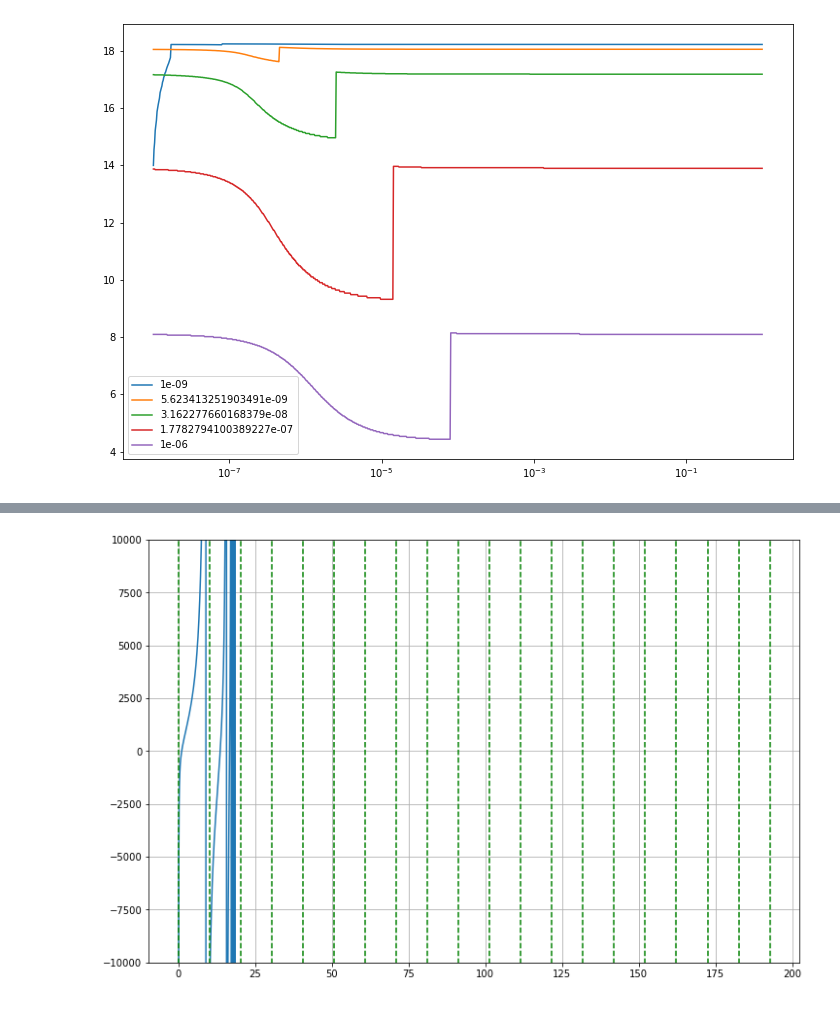
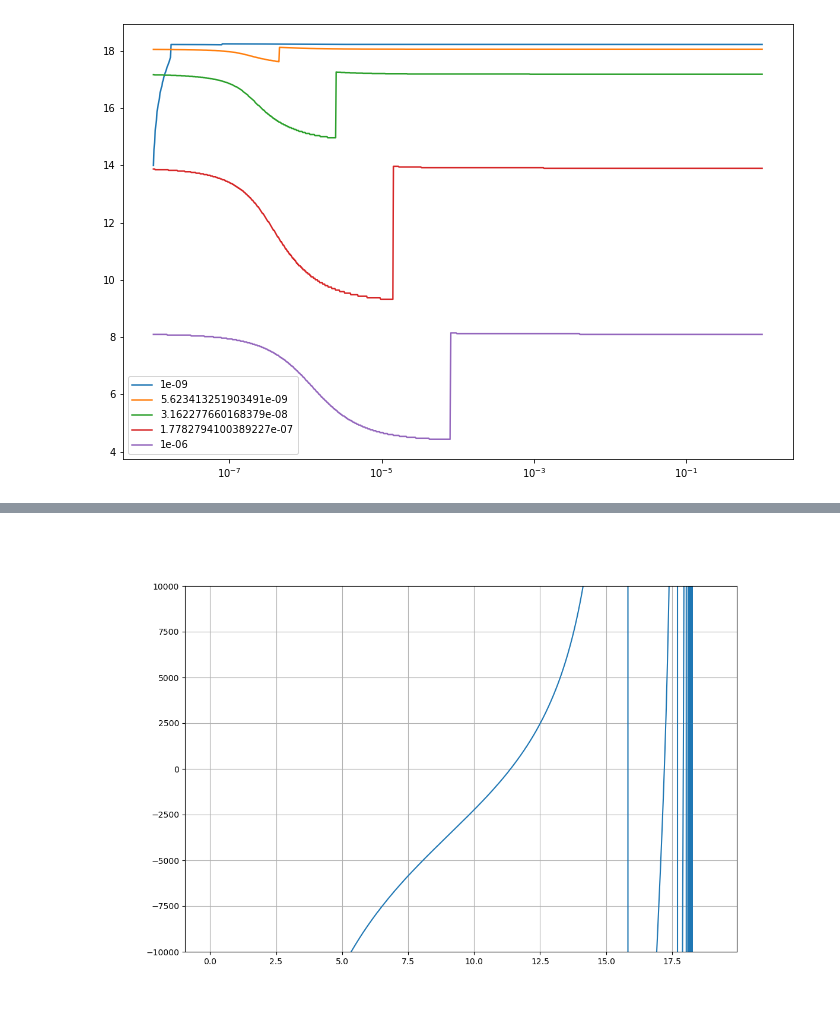
Before and after one commit to RemiRousseau/JJarray_formal, a Jupyter notebook: Formal_lossy_2.ipynb, the cells around one changed output, grey strips where cells are left out. Saved outputs shown, nothing was run; the diff lists cells and outputs as text; code cells hidden in the pictures.

```diff
--- a/Formal_lossy_2.ipynb
+++ b/Formal_lossy_2.ipynb
@@ -390,6 +388,6 @@ ModuleNotFoundError: No module named 'ipympl'
 n_jct = 80
 lj = 1.9
 cj = 40e-6
-cg = 2e-7
-ct = 3e-4
+cg = 4e-8
+ct = 1e-6
 # %%
@@ -435,22 +432,22 @@ print(f_roots[1])
 # %%
 gamma_2 = lambda w: np.sqrt(zs(w)*yg(w))
 zl_2 = lambda w: np.sqrt(zs(w)/yg(w))
 z_in_2 = lambda w: zl_2(w)*(zt(w)+zl_2(w)*np.tanh(gamma_2(w)*n_jct/2))/(zl_2(w)+zt(w)*np.tanh(gamma_2(w)*n_jct/2))
 fig, ax = plt.subplots(figsize=(12, 8))
 ws = np.linspace(0,19,100000, dtype=complex)*2*np.pi
 
 z_in_2_im_val = np.imag(z_in_2(ws))
 plt.plot(np.real(ws) / 2 / np.pi, z_in_2_im_val)
-
-for i in range(20):
-    fi = i/(2*n_jct*np.sqrt(lj*cg))
-    plt.plot([fi,fi],[-1e10,1e10],"--",color="green")
+#
+# for i in range(20):
+#     fi = i/(2*n_jct*np.sqrt(lj*cg))
+#     plt.plot([fi,fi],[-1e10,1e10],"--",color="green")
 
 plt.ylim([-1e4,1e4])
 plt.grid()
 plt.show()
 # %% [output]
-[figure, old version]
+[figure, new version]
 # %%
 
 fig,ax = plt.subplots(figsize=(12,8))
```
Also changed, not shown: parts of 10 cells of this notebook, 8 other files.
